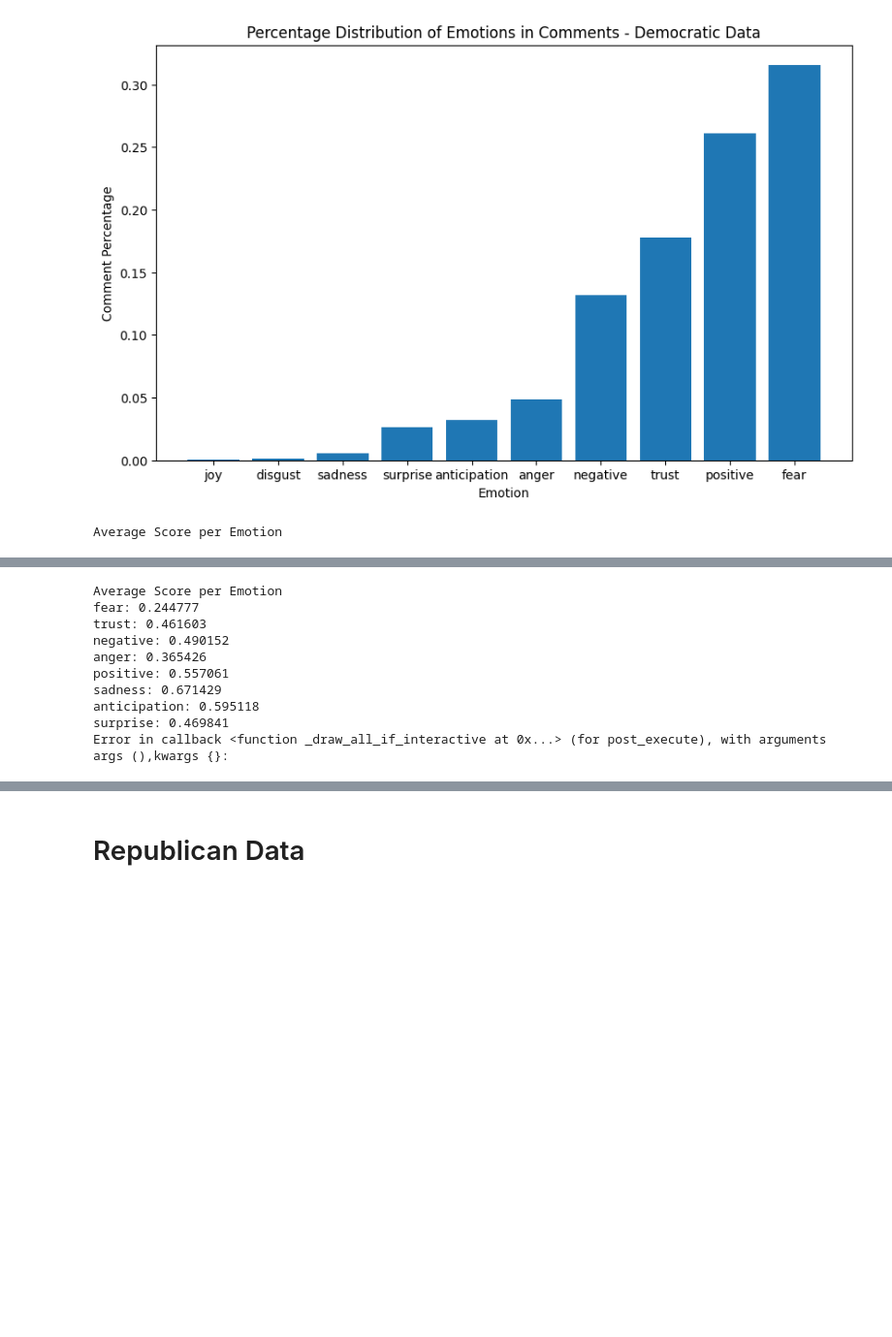
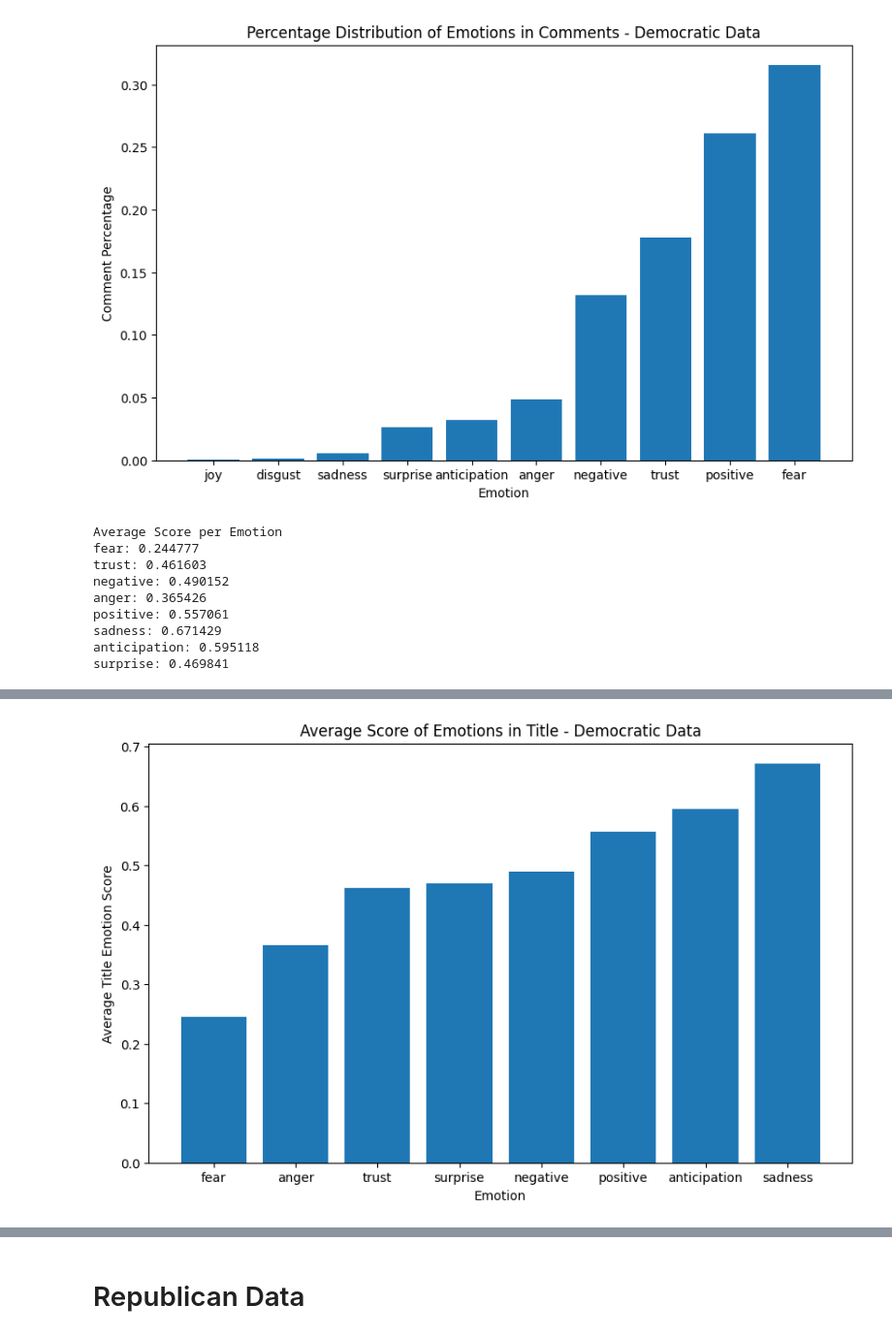
Before and after one commit to hlee107/EmoConsistency-PoliticalPolarization, a Jupyter notebook: ProjectPart2.ipynb, the cells around one changed output, grey strips where cells are left out. Shown at 97% size. Drawn from its saved outputs; the diff is of its cells as text; code cells hidden in the pictures; blank space fills up the shorter version.

```diff
--- a/ProjectPart2.ipynb
+++ b/ProjectPart2.ipynb
@@ -292,7 +292,15 @@ emo_score = dict(sorted(emo_score.items(), key = lambda x: x[1]))
 plt.figure(figsize=(10,6))
 plt.bar(emo_score.keys(), emo_score.values())
 plt.xlabel('Emotion')
-plt.ylabel('Title Percentage')
-plt.title('Percentage Distribution of Emotions in Title - Democratic Data');
+plt.ylabel('Average Title Emotion Score')
+plt.title('Average Score of Emotions in Title - Democratic Data');
 # %% [output]
 Average Score per Emotion
+fear: 0.244777
+trust: 0.461603
+negative: 0.490152
+anger: 0.365426
+positive: 0.557061
+sadness: 0.671429
+anticipation: 0.595118
+surprise: 0.469841
@@ -303,11 +307,2 @@ TypeError: Could not convert ['ViceViceViceViceViceViceViceViceViceViceViceViceV
-Average Score per Emotion
-fear: 0.244777
-trust: 0.461603
-negative: 0.490152
-anger: 0.365426
-positive: 0.557061
-sadness: 0.671429
-anticipation: 0.595118
-surprise: 0.469841
-Error in callback <function _draw_all_if_interactive at 0x...> (for post_execute), with arguments args (),kwargs {}:
+[figure, added]
 # %%
```
Also changed, not shown: parts of 4 cells of this notebook.
